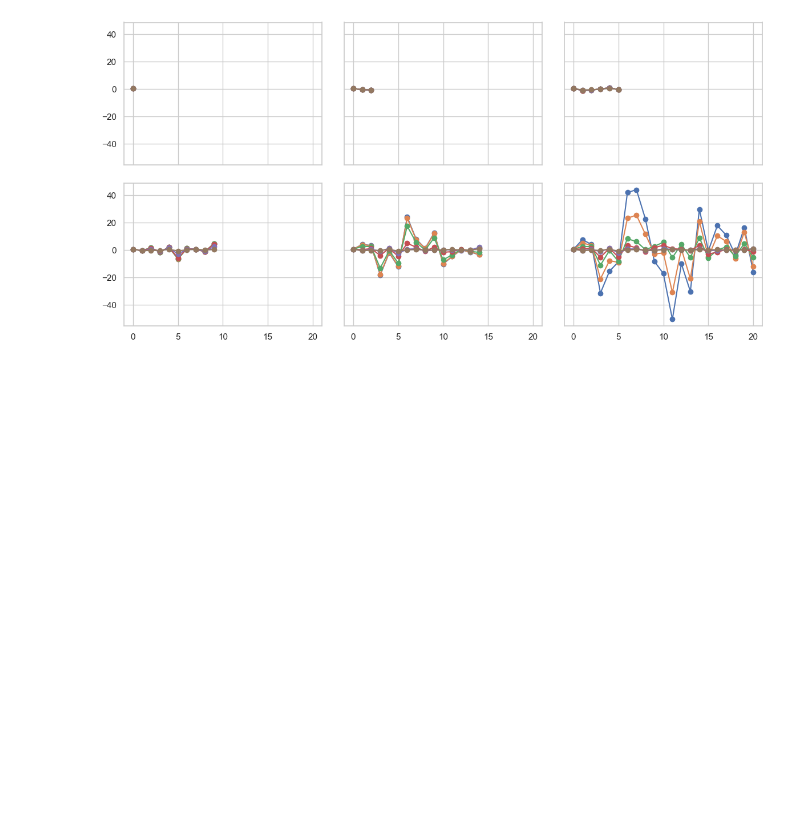
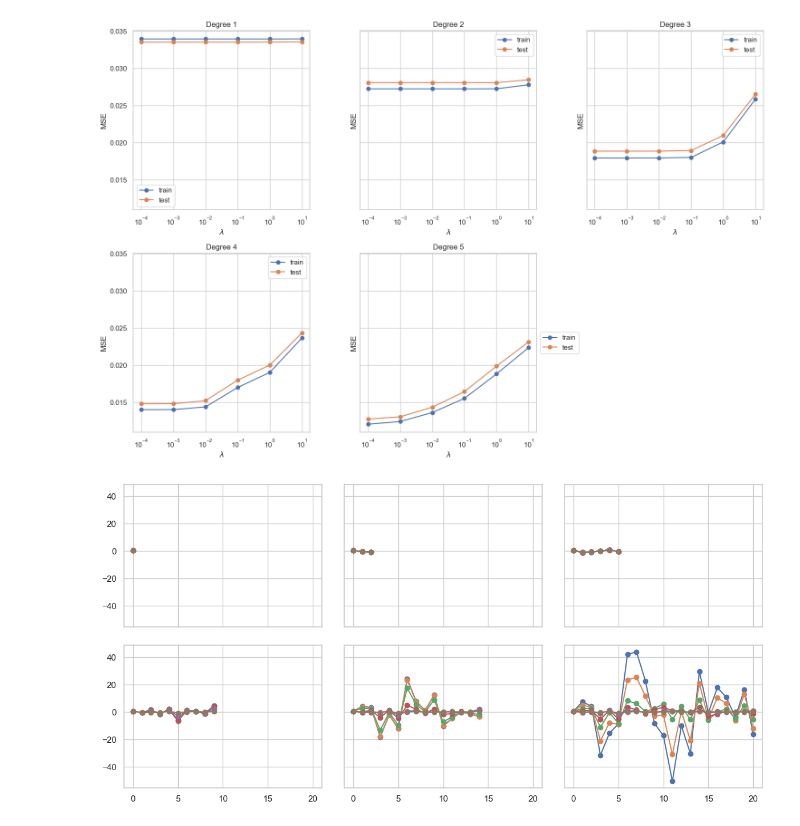
Before and after one commit to MariaFlyAway/Project1_FYS_STK, a Jupyter notebook: Exercises/ridge.ipynb, the cells around one changed output. Cells and saved outputs as stored; diff of their text form; code cells hidden in the pictures; blank space fills up the shorter version.

```diff
--- a/Exercises/ridge.ipynb
+++ b/Exercises/ridge.ipynb
@@ -118,3 +118,31 @@ for i, lmbd in enumerate(llambdas):
+# %%
+# Plotting OLS MSE and R2 against complexity
+
+fig, axs = plt.subplots(2, 3, figsize=(15, 5 * 2), sharey=True)
+
+for idx, deg in enumerate(N[1:], 1):
+    row = (idx - 1) // 3
+    col = (idx - 1) % 3
+    ax = axs[row, col]
+    ax.plot(llambdas, MSE_Ridge_train[deg-1, :], 'o-', label='train')
+    ax.plot(llambdas, MSE_Ridge_test[deg-1, :], 'o-', label='test')
+    ax.set_title(rf"Degree {deg}")
+    ax.legend()
+    ax.set_xlabel(r'$\lambda$')
+    ax.set_ylabel('MSE')
+    ax.set_xscale('log')  # Set x-axis to logarithmic scale
+
+# Turn off any unused subplots
+for i in range(idx, 2 * 3):
+    fig.delaxes(axs[i // 3, i % 3])
+
+plt.legend(loc='center left', bbox_to_anchor=(1, 0.5),
+          ncol=1, fancybox=True)
+
+plt.tight_layout()
+plt.show()
+# %% [output]
+[figure, added]
 # %%
 # Plotting beta coefficients - could be prettier
 fig, axs = plt.subplots(2,3, figsize=(12, 6), sharex=True, sharey=True); fig.tight_layout()
```
Also changed, not shown: parts of 1 cell of this notebook, 4 other files.
